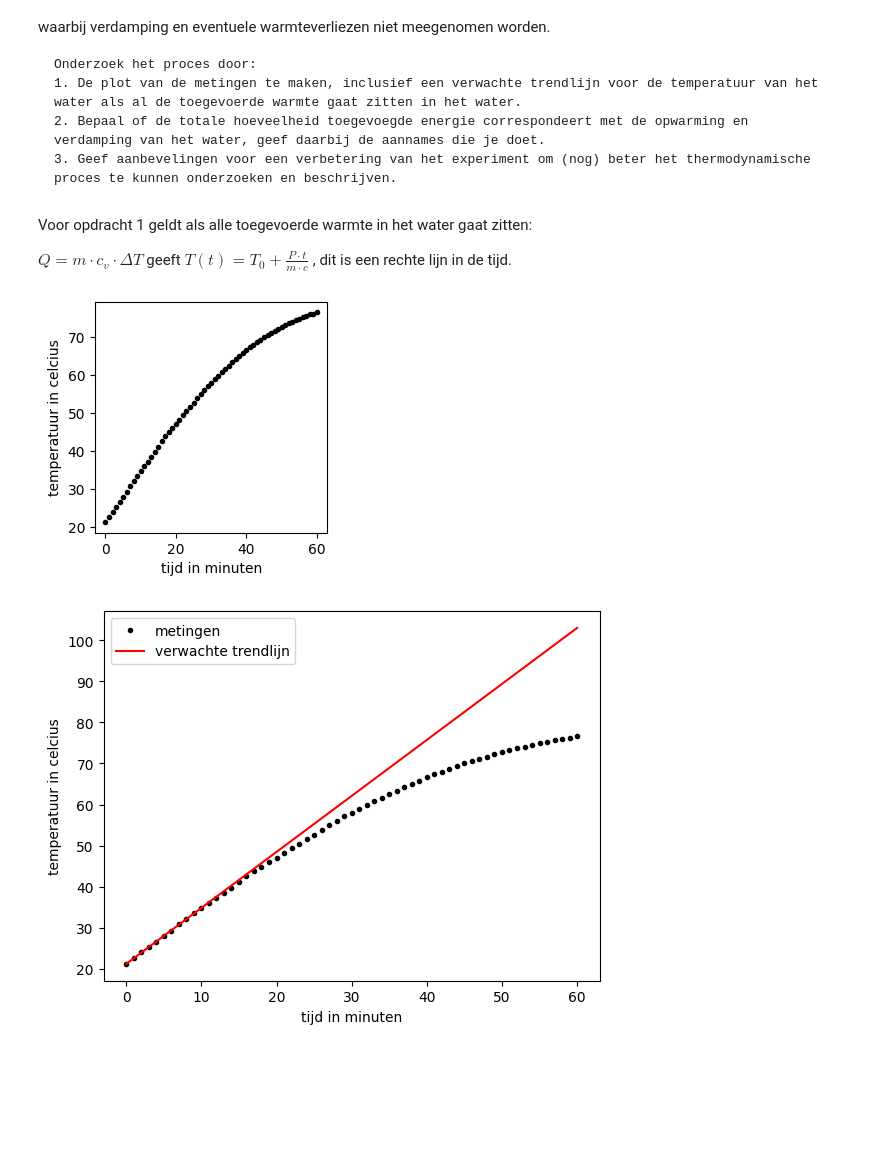
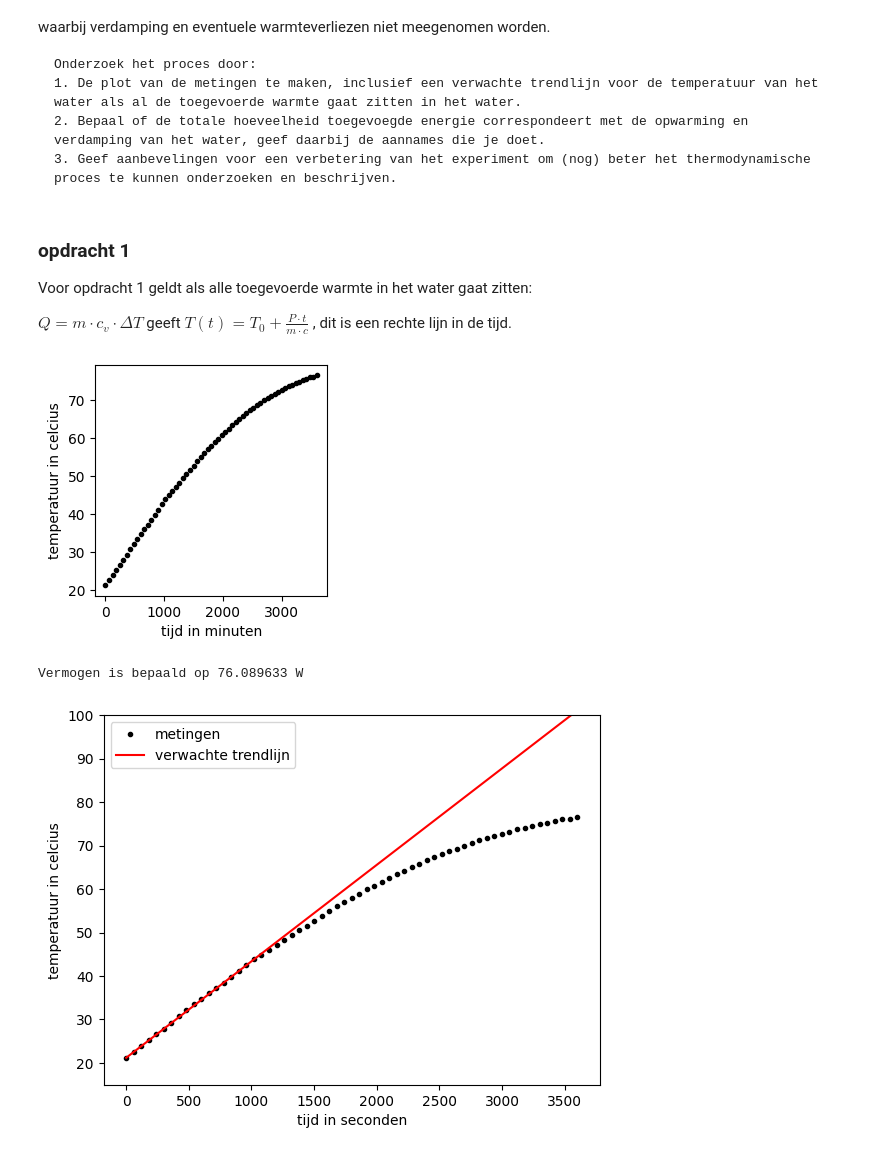
Before and after one commit to IshaSchneiders/69, a Jupyter notebook: Content/Labs/Verdamping.ipynb, the cells around one changed output. Cells and saved outputs as stored; diff of their text form; code cells hidden in the pictures; blank space fills up the shorter version.

````diff
--- a/Content/Labs/Verdamping.ipynb
+++ b/Content/Labs/Verdamping.ipynb
@@ -17,6 +17,7 @@ Onderzoek het proces door:
 3. Geef aanbevelingen voor een verbetering van het experiment om (nog) beter het thermodynamische proces te kunnen onderzoeken en beschrijven.
 ```
 # %% [markdown]
+### opdracht 1
 Voor opdracht 1 geldt als alle toegevoerde warmte in het water gaat zitten:
 
 $Q = m\cdot c_v\cdot \Delta T $ geeft
@@ -30,38 +31,43 @@ from scipy.optimize import curve_fit
 
 ###1
 ##importeren van de data
 data=np.loadtxt("tempmetingen.csv", delimiter=";",skiprows=1)
 data.shape
-t_data=data[:,0] #de tijd data in min
-T_data=data[:,1] #De temperatuur daat in Celcius
+t_data=data[:,0]*60 #de tijd data in sec
+T_data=data[:,1] #De temperatuur data in Celcius
 
 
 
 ##plotten van de data:
 plt.figure(figsize=(3,3))
 plt.plot(t_data,T_data,"k.",label="metingen")
 plt.xlabel("tijd in minuten")
 plt.ylabel("temperatuur in celcius")
 plt.show()
 
 
 
 ##plotten van de verwachtte trend line als al de warmte in de het water gaat:
-def T_func(t,a):
+def T_func(t,P):
     ''''De verwachting is een rechte lijn, in het begin wordt een rechte lijn beschreven
     door de data dus de verwachting is dat deze zich voort zou zetten als alle warmte in het water gaat. '''
-    return a*t + 21.2  #bij t=0 is de temperatuur 21.2
+    m_warm=0.8208                   #de massa van de hoeveelehid water die verwarmd is, hierbij wordt de hoeveelheid massa die verdampt verwaarloosd
+    c_w=4180                        #De soortelijke warmte van water in J/Kg/K
+    return P*t/(m_warm*c_w) + 21.2  #bij t=0 is de temperatuur 21.2
 #fitten om beste lijn op te stellen:
-val,cov=curve_fit(T_func,t_data[0:10],T_data[0:10]) #eerste 10 punten omdat hier nog een rechte lijn loopt
+val,cov=curve_fit(T_func,t_data[0:20],T_data[0:20]) #eerste 20 punten omdat hier nog een rechte lijn loopt
+print("Vermogen is bepaald op %f W" %(val[0]))
 #plot+data:
 t_arr=np.linspace(min(t_data),max(t_data),100) #een array om de verwachting mee te plotten
 plt.figure()
 plt.plot(t_data,T_data,"k.",label="metingen")
 plt.plot(t_arr,T_func(t_arr,*val),"r-",label="verwachte trendlijn")
-plt.xlabel("tijd in minuten")
+plt.xlabel("tijd in seconden")
 plt.ylabel("temperatuur in celcius")
+plt.ylim(15,100) #bij 100 graden warm het water niet meer op maar verdampt het
 plt.legend()
 plt.show()
 # %% [output]
-[figure, old version]
+[figure, new version]
+Vermogen is bepaald op 76.089633 W
-[figure, old version]
+[figure, new version]
````
Also changed, not shown: parts of 3 cells of this notebook.
